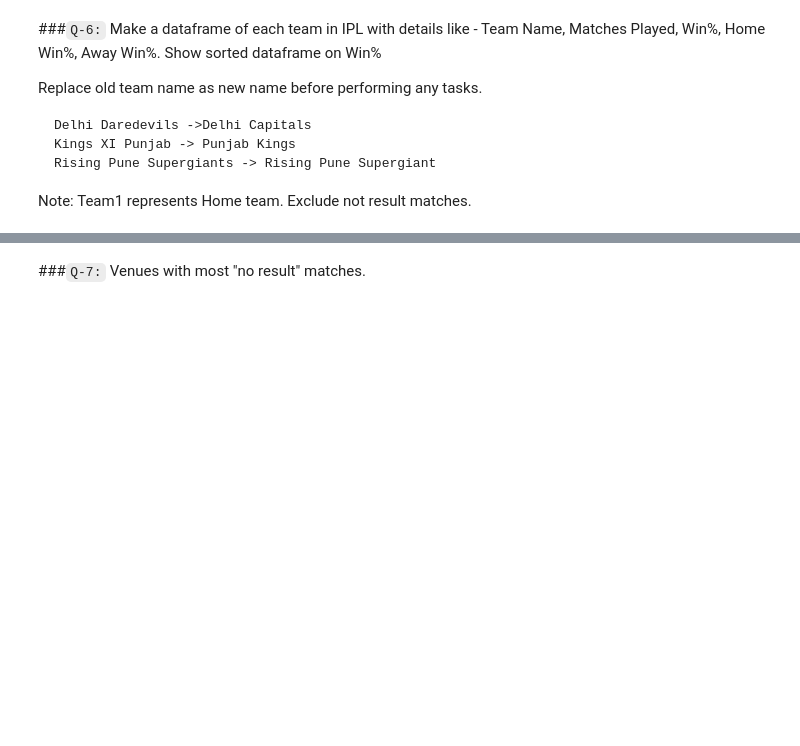
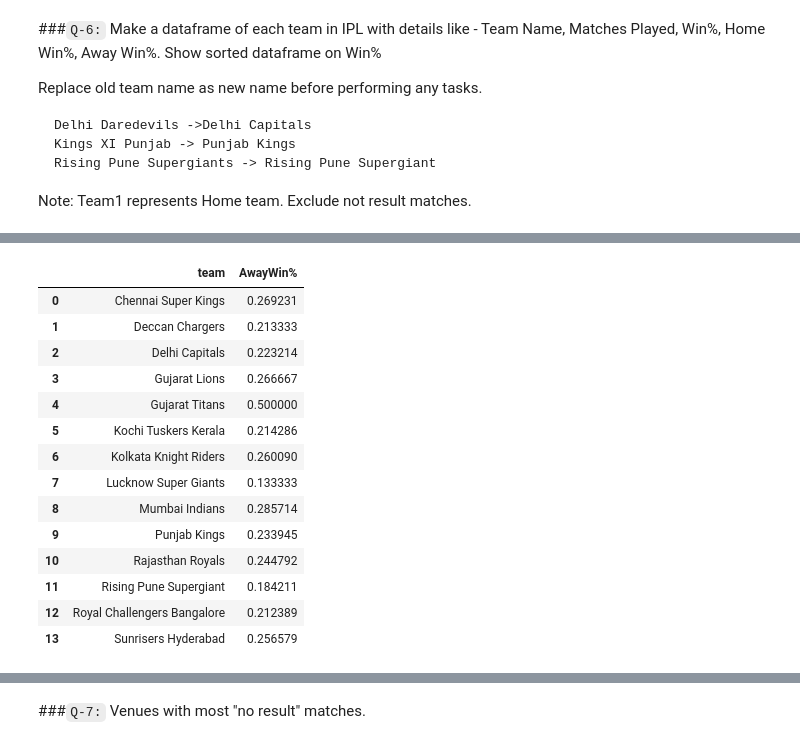
Before and after one commit to singhbhaskar360/Python_ML, a Jupyter notebook: Pandas_session_18_tasks.ipynb, the cells around one changed output, grey strips where cells are left out. Cells and saved outputs as stored; diff of their text form; code cells hidden in the pictures; blank space fills up the shorter version.

```diff
--- a/Pandas_session_18_tasks.ipynb
+++ b/Pandas_session_18_tasks.ipynb
@@ -291,0 +331,26 @@ Note: Team1 represents Home team. Exclude not result matches.
+# %%
+#df['team']=pd.DataFrame(ipl['Team1'].unique())
+#df.drop(columns=0,inplace=True)
+# df['Match_Played']=df['team'].apply(match_counter)
+# df
+
+y=pd.DataFrame(ipl[ipl['Team2']==ipl['WinningTeam']]['Team2'].value_counts()/(ipl['Team1'].value_counts()+ipl['Team2'].value_counts()))
+y.reset_index(inplace=True)
+y.rename(columns={'index':'team',0:'AwayWin%'},inplace=True)
+y
+# %% [output]
+|  | team | AwayWin% |
+| 0 | Chennai Super Kings | 0.269231 |
+| 1 | Deccan Chargers | 0.213333 |
+| 2 | Delhi Capitals | 0.223214 |
+| 3 | Gujarat Lions | 0.266667 |
+| 4 | Gujarat Titans | 0.500000 |
+| 5 | Kochi Tuskers Kerala | 0.214286 |
+| 6 | Kolkata Knight Riders | 0.260090 |
+| 7 | Lucknow Super Giants | 0.133333 |
+| 8 | Mumbai Indians | 0.285714 |
+| 9 | Punjab Kings | 0.233945 |
+| 10 | Rajasthan Royals | 0.244792 |
+| 11 | Rising Pune Supergiant | 0.184211 |
+| 12 | Royal Challengers Bangalore | 0.212389 |
+| 13 | Sunrisers Hyderabad | 0.256579 |
```
Also changed, not shown: parts of 5 cells of this notebook.
